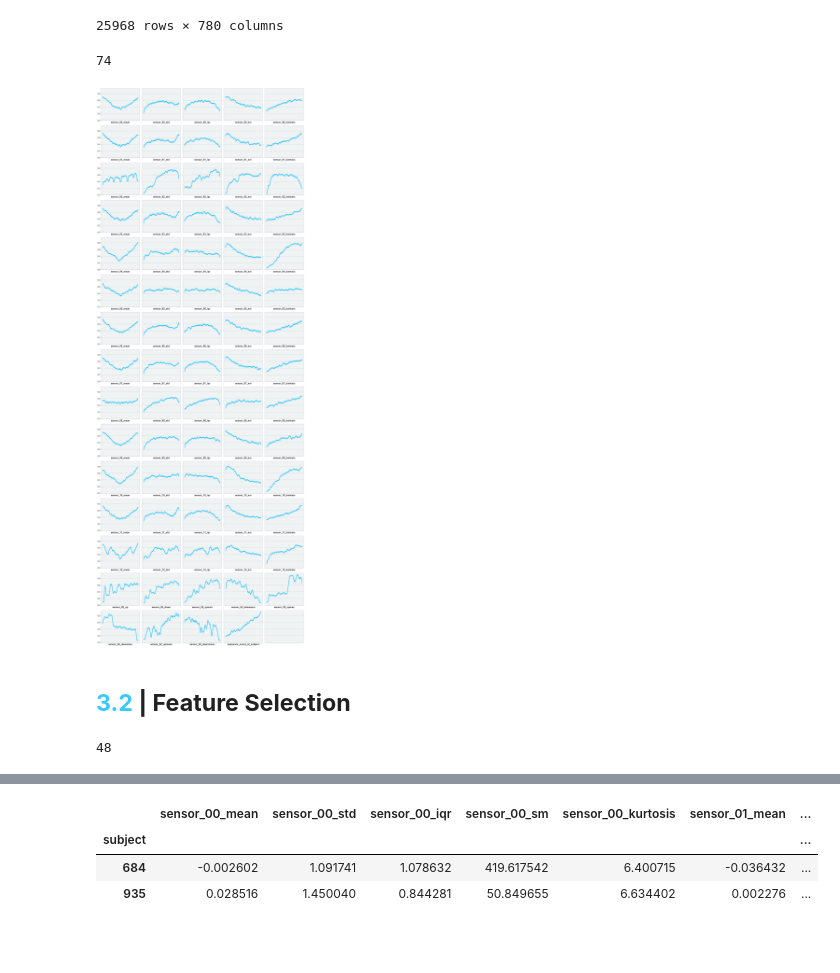
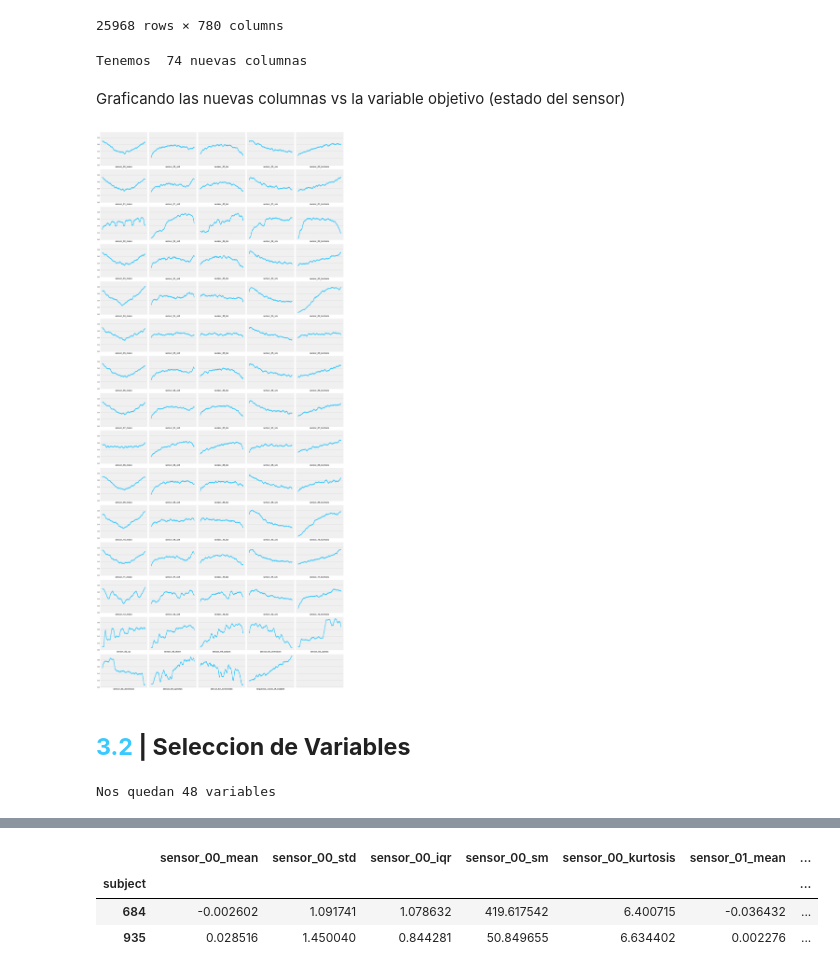
Before and after one commit to rdurango92/sensores, a Jupyter notebook: Sensores.ipynb, the cells around one changed output, grey strips where cells are left out. Cells and saved outputs as stored; diff of their text form; code cells hidden in the pictures; blank space fills up the shorter version.

```diff
--- a/Sensores.ipynb
+++ b/Sensores.ipynb
@@ -473,30 +473,32 @@ labels_shuffled = labels_shuffled.merge(labels_shuffled.groupby('subject').size(
 train_shuffled['sequence_count_of_subject'] = labels_shuffled['sequence_count'].values
 
 selected_columns = train_shuffled.columns
-print(len(selected_columns))
+print('Tenemos',len(selected_columns),'nuevas variables')
 #train_shuffled.columns
 # %% [output]
-74
+Tenemos  74 nuevas columnas
+# %% [markdown]
+Graficando las nuevas columnas vs la variable objetivo (estado del sensor)
 # %%
 # Plot dependence between every feature and the target
 ncols = len(train_shuffled.columns) // 13
-plt.subplots(15, ncols, sharey=True, sharex=True, figsize=(15, 40))
+plt.subplots(15, ncols, sharey=True, sharex=True, figsize=(20, 45))
 for i, col in enumerate(train_shuffled.columns):
     temp = pd.DataFrame({col: train_shuffled[col].values,
                          'state': labels_shuffled.state.values})
     temp = temp.sort_values(col)
     temp.reset_index(inplace=True)
     plt.subplot(15, ncols, i+1)
     plt.scatter(temp.index, temp.state.rolling(1000).mean(), s=2,color='#38c9ff')
     plt.xlabel(col)
     plt.xticks([])
 plt.show()
 # %% [output]
-[figure, old version]
+[figure, new version]
 # %% [markdown]
-## <b><span style='color:#38c9ff'>3.2</span> | Feature Selection</b>
+## <b><span style='color:#38c9ff'>3.2</span> | Seleccion de Variables</b>
 # %%
-# Drop some useless features
+# Eliminando las nuevas variables poco utiles
 dropped_features = ['sensor_05_kurtosis', 'sensor_08_mean',
                     'sensor_05_std', 'sensor_06_kurtosis',
                     'sensor_06_std', 'sensor_03_std',
@@ -511,7 +513,7 @@ dropped_features = ['sensor_05_kurtosis', 'sensor_08_mean',
                     'sensor_06_sm', 'sensor_09_iqr',
                     'sensor_07_iqr', 'sensor_10_mean']
 selected_columns = [f for f in selected_columns if f not in dropped_features]
-len(selected_columns)
+print('Nos quedan',len(selected_columns),'variables')
 # %% [output]
-48
+Nos quedan 48 variables
 # %%
```
Also changed, not shown: parts of 8 cells of this notebook.
